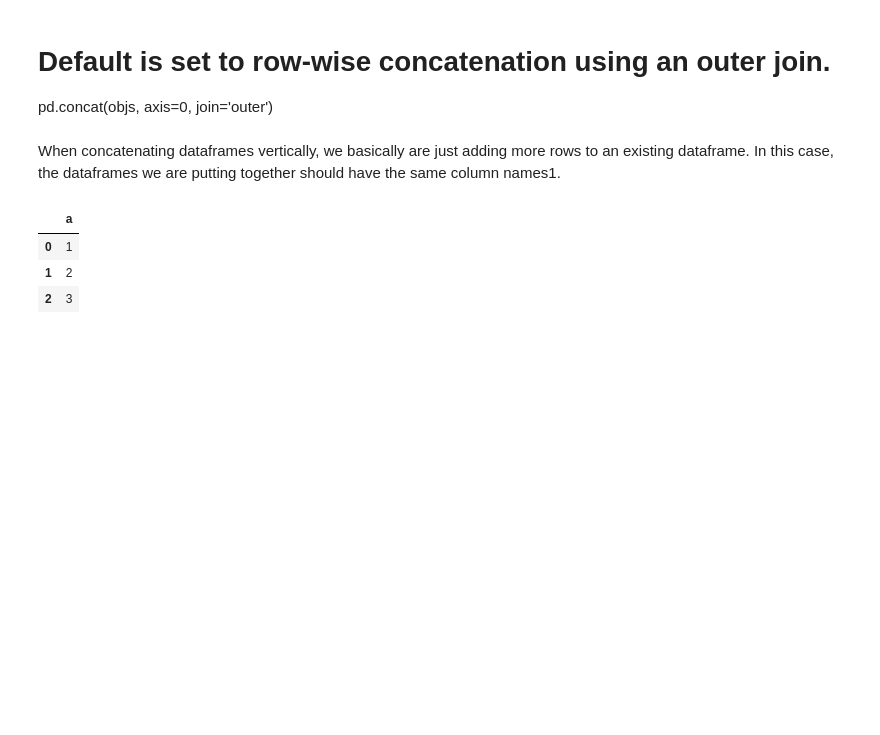
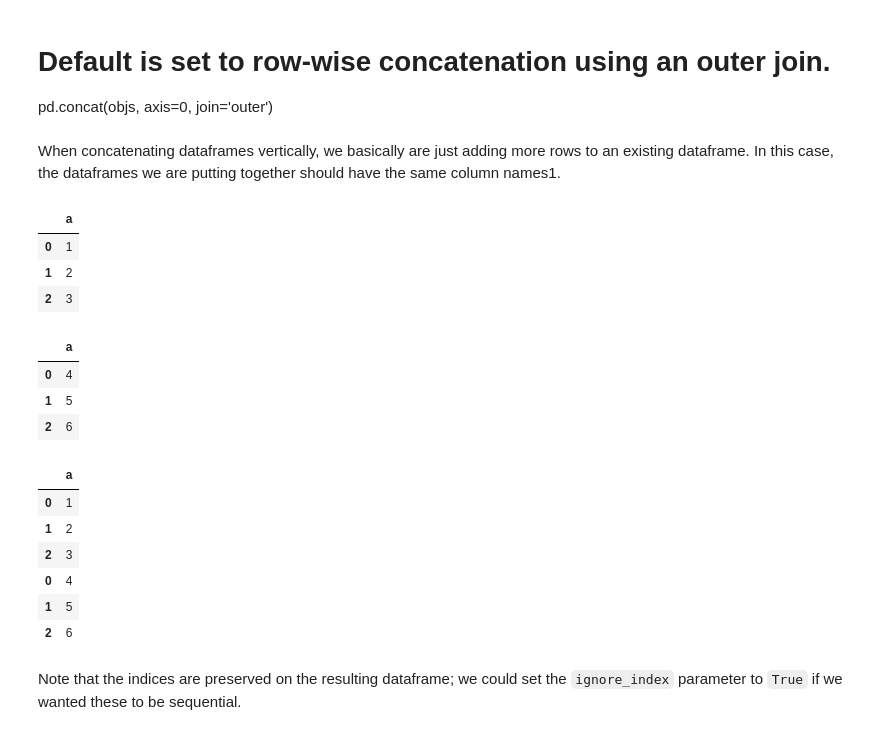
Before and after one commit to RichardAlcabes22/codeup_review, a Jupyter notebook: 3-data_science_libraries/00_pandas_adv_dataframes_lesson.ipynb, the cells around one changed output. Saved outputs shown, nothing was run; the diff lists cells and outputs as text; code cells hidden in the pictures; blank space fills up the shorter version.

```diff
--- a/3-data_science_libraries/00_pandas_adv_dataframes_lesson.ipynb
+++ b/3-data_science_libraries/00_pandas_adv_dataframes_lesson.ipynb
@@ -428,3 +426,22 @@ df1
 | 0 | 1 |
 | 1 | 2 |
 | 2 | 3 |
+# %%
+df2
+# %% [output]
+|  | a |
+| 0 | 4 |
+| 1 | 5 |
+| 2 | 6 |
+# %%
+pd.concat([df1,df2])
+# %% [output]
+|  | a |
+| 0 | 1 |
+| 1 | 2 |
+| 2 | 3 |
+| 0 | 4 |
+| 1 | 5 |
+| 2 | 6 |
+# %% [markdown]
+Note that the indices are preserved on the resulting dataframe; we could set the `ignore_index` parameter to `True` if we wanted these to be sequential.
```
Also changed, not shown: parts of 2 cells of this notebook.
